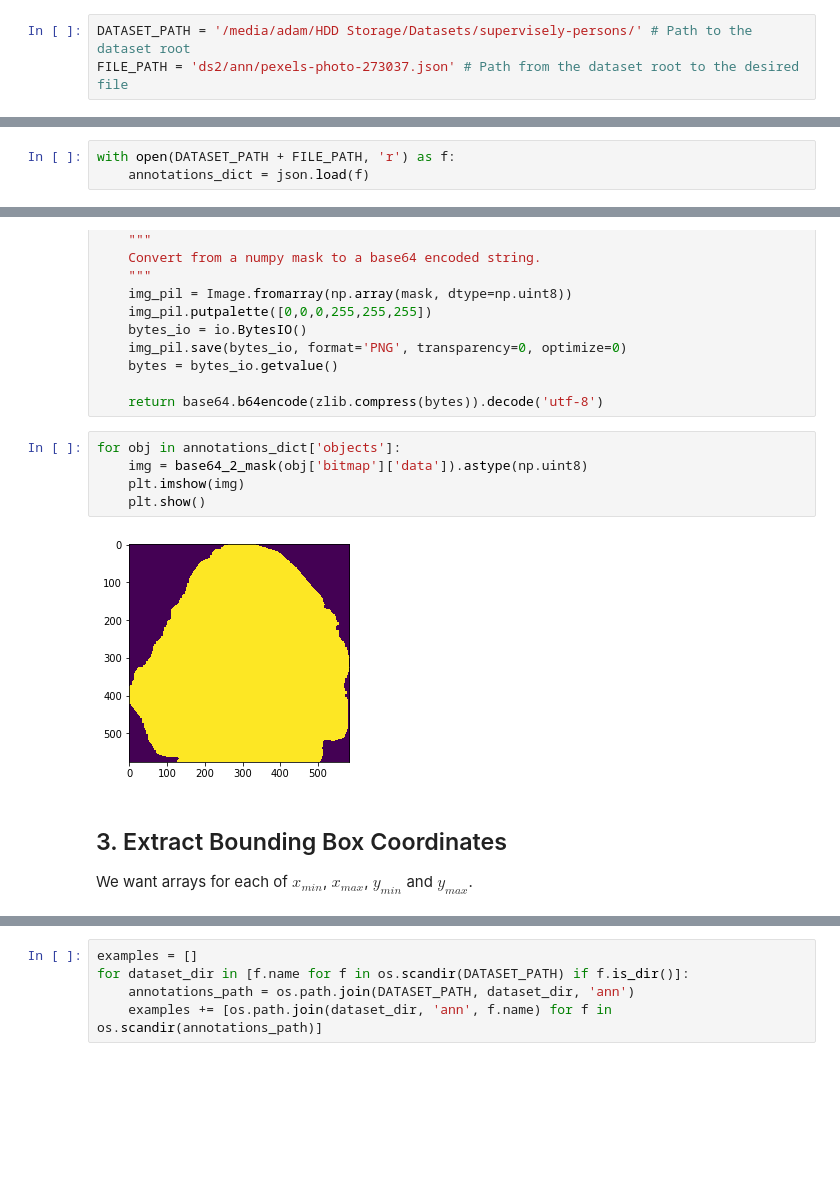
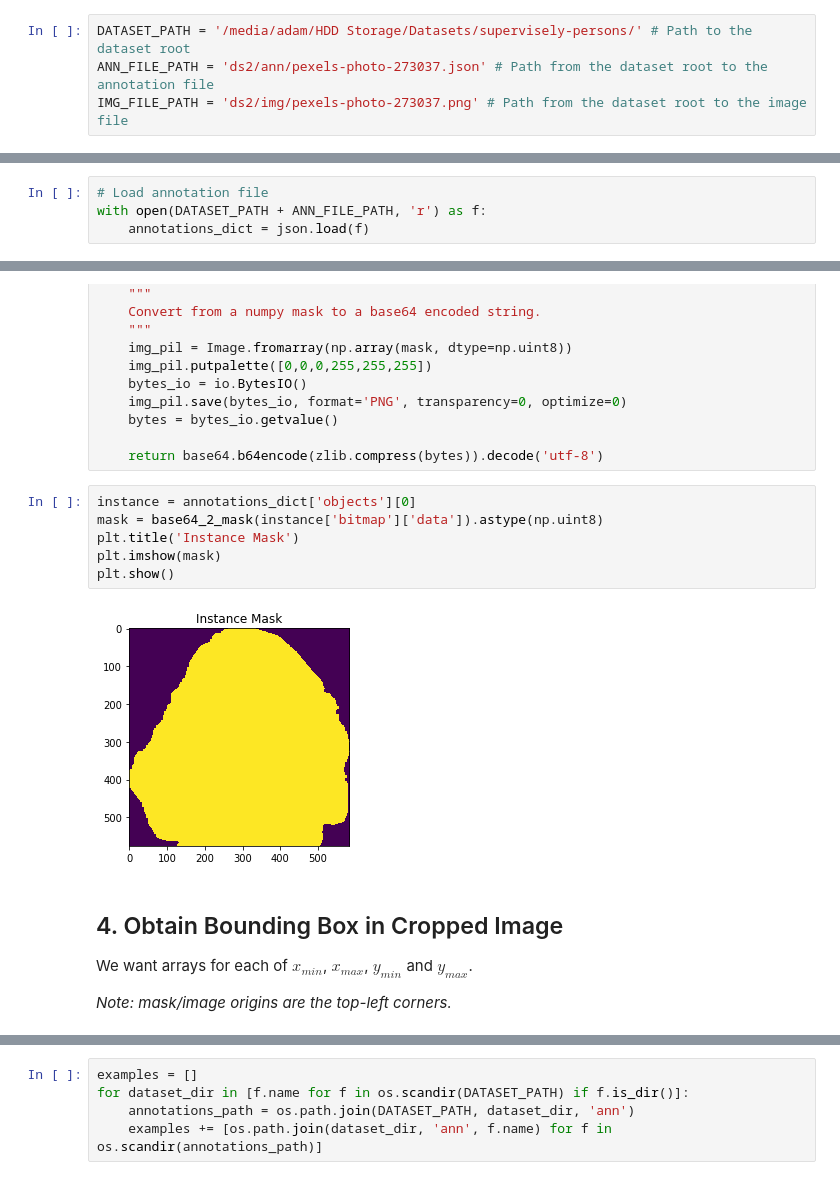
Before and after one commit to adamtupper/pedestrian-proximity-detector, a Jupyter notebook: dataset-tools/get_supervisely_bounding_boxes.ipynb, the cells around one changed output, grey strips where cells are left out. Drawn from its saved outputs; the diff is of its cells as text; blank space fills up the shorter version.

Commit message:
Explore cropping images and segmentation masks.

```diff
--- a/dataset-tools/get_supervisely_bounding_boxes.ipynb
+++ b/dataset-tools/get_supervisely_bounding_boxes.ipynb
@@ -36,3 +41,4 @@ Pillow version: 5.4.1
 # %%
 DATASET_PATH = '/media/adam/HDD Storage/Datasets/supervisely-persons/' # Path to the dataset root
-FILE_PATH = 'ds2/ann/pexels-photo-273037.json' # Path from the dataset root to the desired file
+ANN_FILE_PATH = 'ds2/ann/pexels-photo-273037.json' # Path from the dataset root to the annotation file
+IMG_FILE_PATH = 'ds2/img/pexels-photo-273037.png' # Path from the dataset root to the image file
@@ -39,3 +60,4 @@ FILE_PATH = 'ds2/ann/pexels-photo-273037.json' # Path from the dataset root to t
 # %%
-with open(DATASET_PATH + FILE_PATH, 'r') as f:
+# Load annotation file
+with open(DATASET_PATH + ANN_FILE_PATH, 'r') as f:
     annotations_dict = json.load(f)
@@ -66,13 +120,16 @@ def mask_2_base64(mask):
 
     return base64.b64encode(zlib.compress(bytes)).decode('utf-8')
 # %%
-for obj in annotations_dict['objects']:
-    img = base64_2_mask(obj['bitmap']['data']).astype(np.uint8)
-    plt.imshow(img)
-    plt.show()
+instance = annotations_dict['objects'][0]
+mask = base64_2_mask(instance['bitmap']['data']).astype(np.uint8)
+plt.title('Instance Mask')
+plt.imshow(mask)
+plt.show()
 # %% [output]
-[figure, old version]
+[figure, new version]
 # %% [markdown]
-## 3. Extract Bounding Box Coordinates
+## 4. Obtain Bounding Box in Cropped Image
 
 We want arrays for each of $x_{min}$, $x_{max}$, $y_{min}$ and $y_{max}$.
+
+*Note: mask/image origins are the top-left corners.*
```
Also changed, not shown: parts of 20 cells of this notebook.
